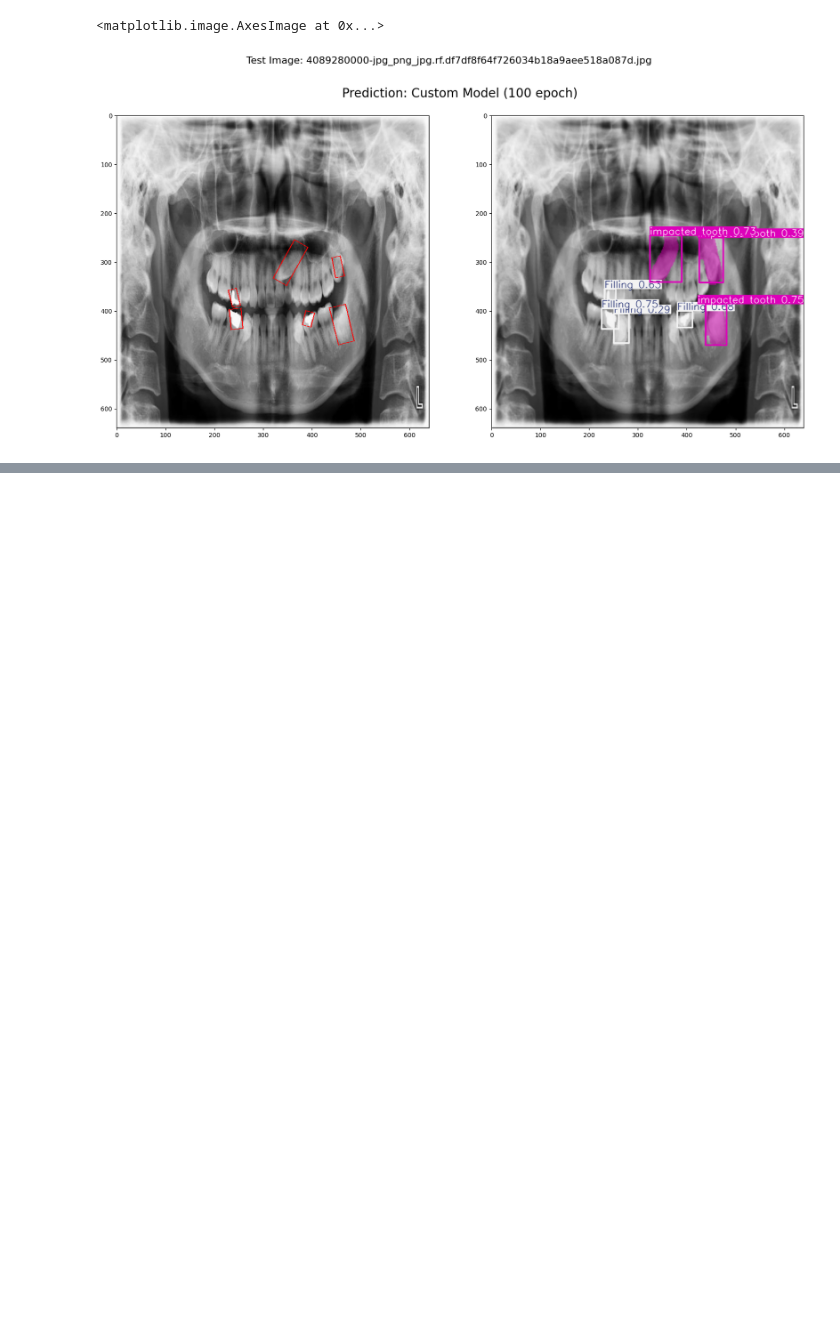
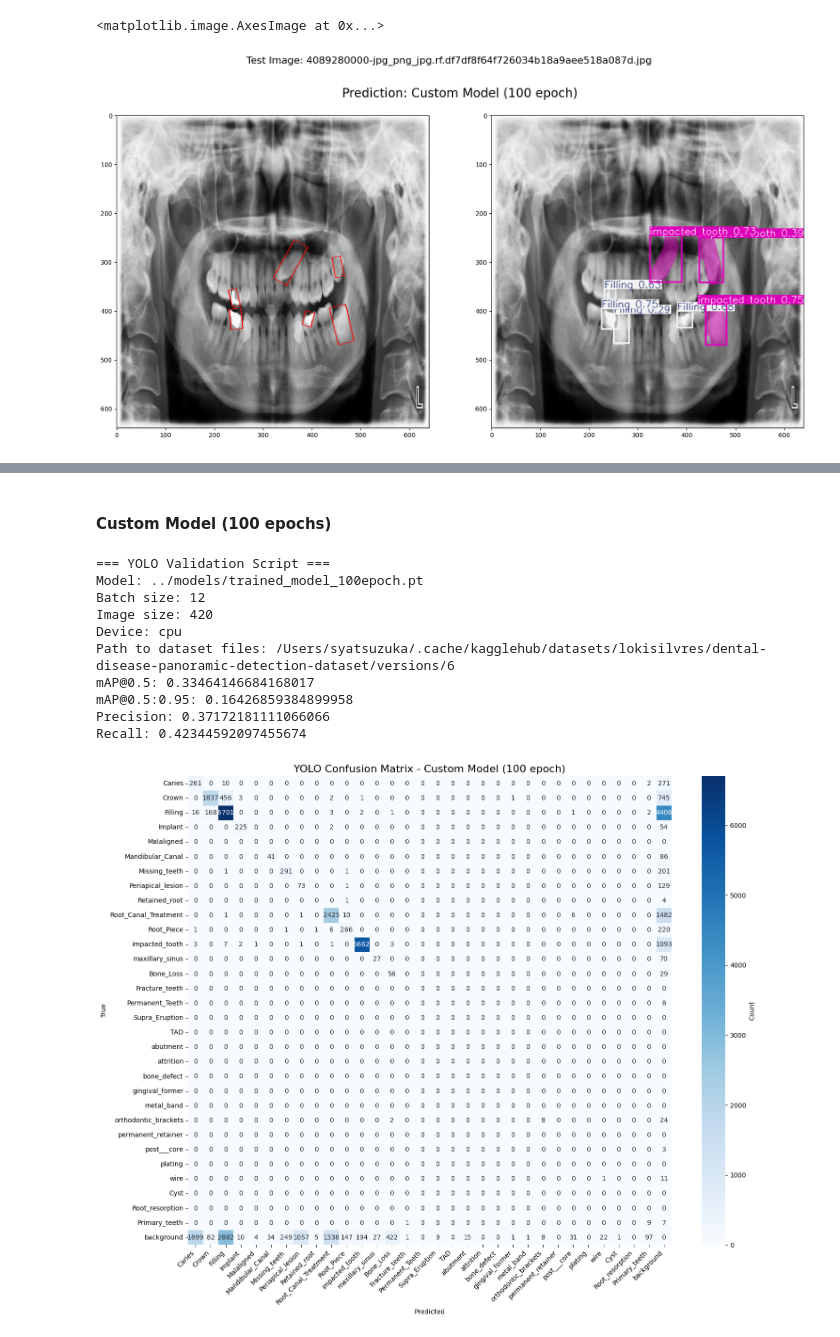
Before and after one commit to dental-xray/dental-xray, a Jupyter notebook: notebooks/shunjiro_notebook.ipynb, the cells around one changed output, grey strips where cells are left out. Cells and saved outputs as stored; diff of their text form; code cells hidden in the pictures; blank space fills up the shorter version.

```diff
--- a/notebooks/shunjiro_notebook.ipynb
+++ b/notebooks/shunjiro_notebook.ipynb
@@ -427,0 +516,39 @@ Speed: 1.1ms preprocess, 37.5ms inference, 2.3ms postprocess per image at shape
+# %% [markdown]
+#### Custom Model (100 epochs)
+# %%
+df_raw = pd.read_csv("../models/trained_model_100epoch.pt.val.csv")
+
+df = df_raw.set_index('Predicted')
+df = df.drop('Unnamed: 0', axis=1)
+
+df = df.astype(float).fillna(0).astype(int)
+
+#===== Print Confusion Matrix =====
+with open("../models/trained_model_100epoch.pt.val.log", 'r', encoding='utf-8') as f:
+    content = f.read()
+    print(content)
+
+#===== Plot Confusion Matrix =====
+
+plt.figure(figsize=(15, 12))
+sns.heatmap(df, annot=True, fmt='d', cmap='Blues',
+            cbar_kws={'label': 'Count'})
+plt.title('YOLO Confusion Matrix - Custom Model (100 epoch)', fontsize=16)
+plt.xlabel('Predicted')
+plt.ylabel('True')
+plt.xticks(rotation=45, ha='right')
+plt.yticks(rotation=0)
+plt.tight_layout()
+plt.show()
+# %% [output]
+=== YOLO Validation Script ===
+Model: ../models/trained_model_100epoch.pt
+Batch size: 12
+Image size: 420
+Device: cpu
+Path to dataset files: /Users/syatsuzuka/.cache/kagglehub/datasets/lokisilvres/dental-disease-panoramic-detection-dataset/versions/6
+mAP@0.5: 0.33464146684168017
+mAP@0.5:0.95: 0.16426859384899958
+Precision: 0.37172181111066066
+Recall: 0.42344592097455674
+[figure, added]
```
Also changed, not shown: parts of 6 cells of this notebook, 2 other files.
